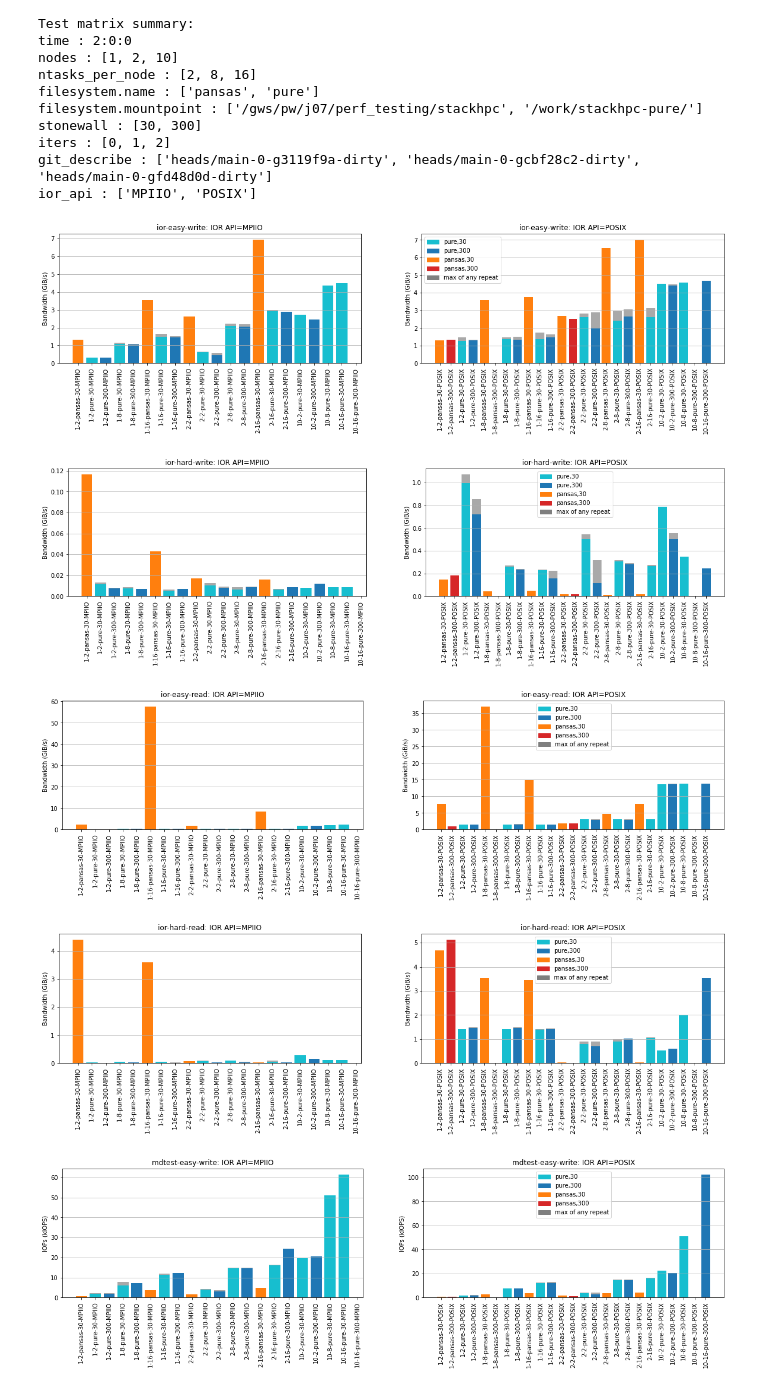
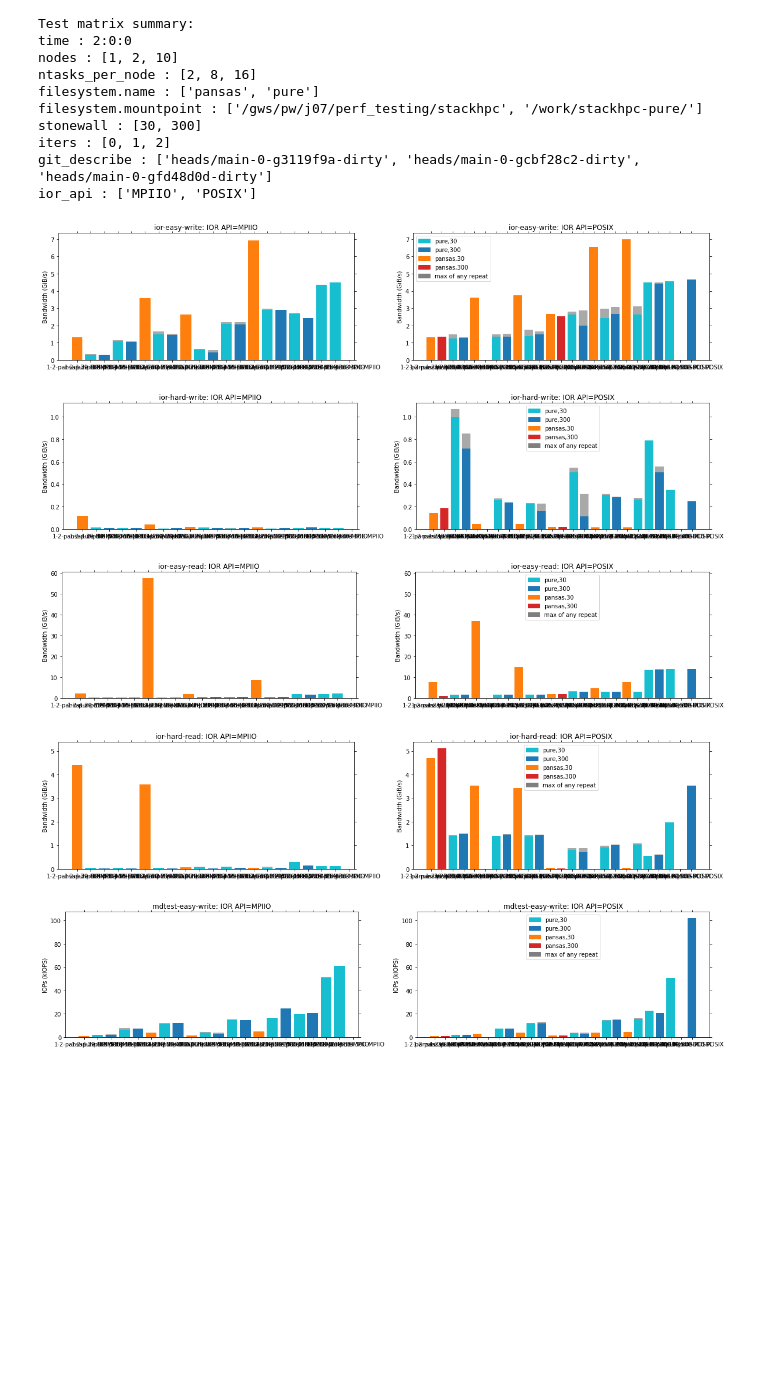
Before and after one commit to stackhpc/jasmin-fs-benchmark, a Jupyter notebook: io500/plotter.ipynb, the cells around one changed output. Saved outputs shown, nothing was run; the diff lists cells and outputs as text; code cells hidden in the pictures; blank space fills up the shorter version.

Commit message:
share y axis for MPIIO/POSIX api plots

```diff
--- a/io500/plotter.ipynb
+++ b/io500/plotter.ipynb
@@ -123,36 +123,37 @@ color_options = { # see tableau palette https://matplotlib.org/stable/gallery/co
                 ('pansas', 30): 'tab:orange',
                 ('pansas', 300): 'tab:red', # red
                 ('max of any repeat',): 'tab:gray',
 }
 
 legend_entries = [mpatches.Patch(color=v, label=','.join([str(x) for x in k])) for k, v in color_options.items()]
 
 
 for im, (metric_name, metric) in enumerate(metrics.items()):
     for ic, col in enumerate(metric['cols']):
         col_results = metric['results'][descr_cols + [col]]
 
         grouped = col_results.groupby('ior_api')
-        fig, axs = plt.subplots(figsize=(20, 4), nrows=1, ncols=len(grouped))
+        fig, axs = plt.subplots(figsize=(20, 4), nrows=1, ncols=len(grouped), sharey=True)
         for ig, (g, group) in enumerate(grouped):
             ax = axs[ig]
             mins = group.groupby(grouper).min().reset_index() # reset ditches heirarchical index
             maxs = group.groupby(grouper).max().reset_index()
 
             barcolors = [color_options[z] for z in zip(mins['filesystem.name'], mins['stonewall'])]
 
             labels = mins[grouper].astype(str).agg('-'.join, axis='columns')
             y_pos=range(len(mins))
             ax.bar(y_pos, maxs[col], label='min', color='darkgray')
             ax.bar(y_pos, mins[col], label='max', color=barcolors)
             ax.set_xticks(y_pos, labels, rotation=90)
             ax.set_ylabel(f"{ metric['name'] } ({ metric['unit'] })")
             ax.set_title(f'{ col }: IOR API={ g }')
             ax.grid(visible=True, axis='y')
+            ax.tick_params(axis='y')
         axs[1].legend(handles=legend_entries)
 # %% [output]
-[figure, old version]
+[figure, new version]
-[figure, old version]
+[figure, new version]
-[figure, old version]
+[figure, new version]
-[figure, old version]
+[figure, new version]
-[figure, old version]
+[figure, new version]
```
Also changed, not shown: parts of 1 cell of this notebook.
